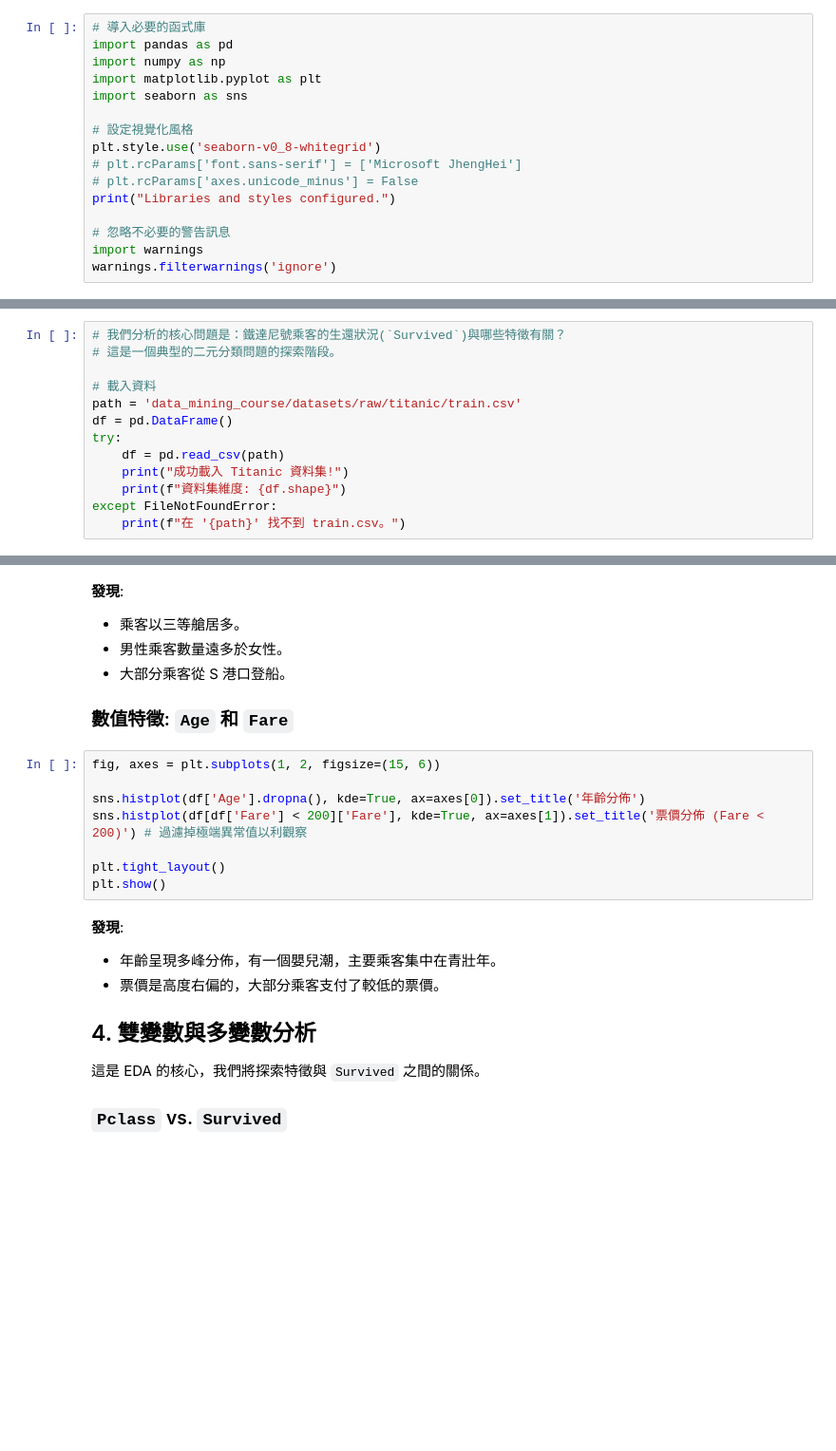
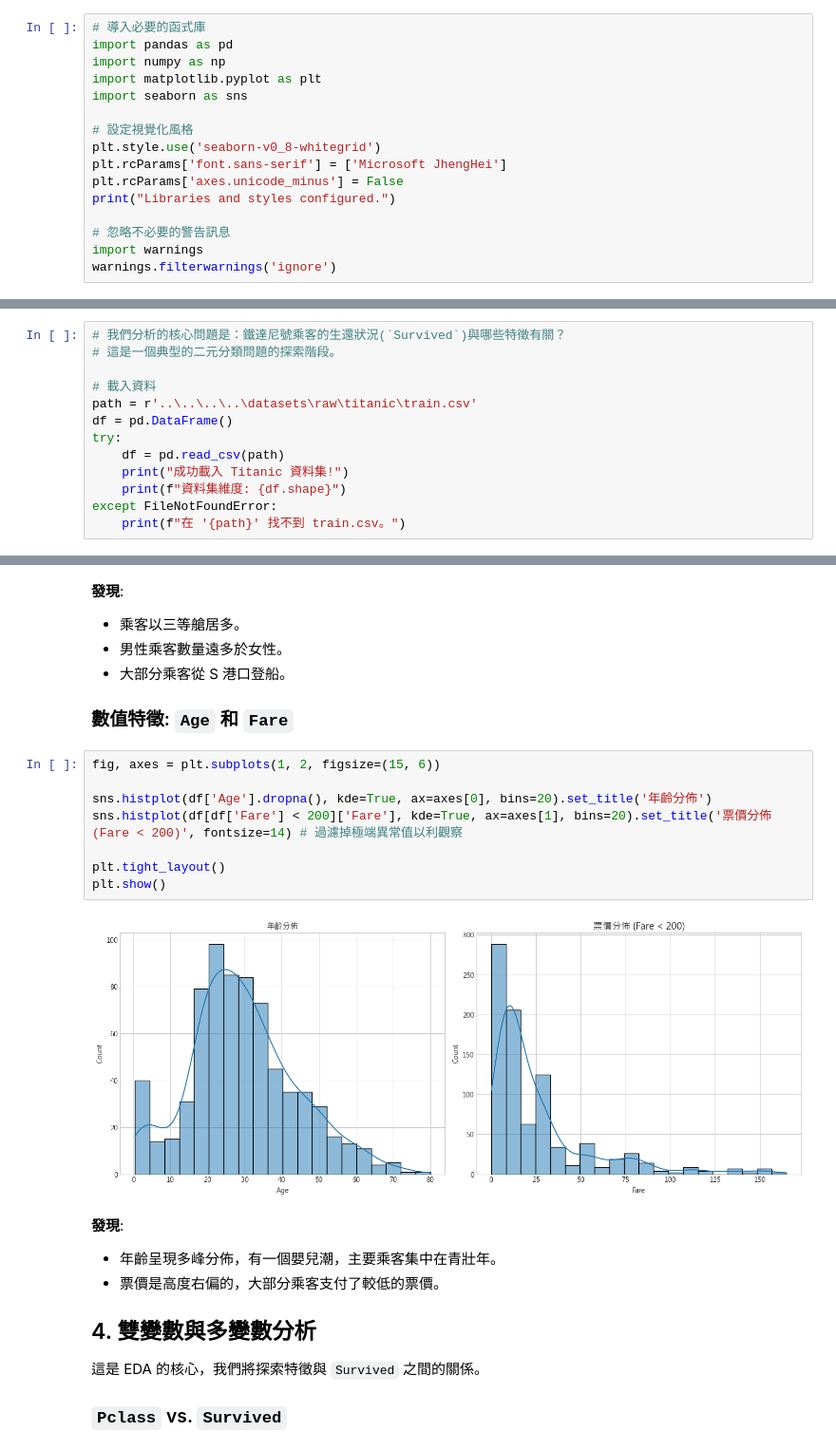
Before and after one commit to Zenobia000/iSpan_python-FE_DM-cookbooks, a Jupyter notebook: data_mining_course/modules/module_01_eda_intro/notebooks/03_exploratory_analysis.ipynb, the cells around one changed output, grey strips where cells are left out. Shown at 95% size. Saved outputs shown, nothing was run; the diff lists cells and outputs as text; blank space fills up the shorter version.

```diff
--- a/data_mining_course/modules/module_01_eda_intro/notebooks/03_exploratory_analysis.ipynb
+++ b/data_mining_course/modules/module_01_eda_intro/notebooks/03_exploratory_analysis.ipynb
@@ -26,8 +26,8 @@ import seaborn as sns
 
 # 設定視覺化風格
 plt.style.use('seaborn-v0_8-whitegrid')
-# plt.rcParams['font.sans-serif'] = ['Microsoft JhengHei']
-# plt.rcParams['axes.unicode_minus'] = False
+plt.rcParams['font.sans-serif'] = ['Microsoft JhengHei']
+plt.rcParams['axes.unicode_minus'] = False
 print("Libraries and styles configured.")
 
 # 忽略不必要的警告訊息
@@ -40,7 +42,7 @@ warnings.filterwarnings('ignore')
 # 這是一個典型的二元分類問題的探索階段。
 
 # 載入資料
-path = 'data_mining_course/datasets/raw/titanic/train.csv'
+path = r'..\..\..\..\datasets\raw\titanic\train.csv'
 df = pd.DataFrame()
 try:
     df = pd.read_csv(path)
@@ -99,11 +132,13 @@ plt.show()
 # %%
 fig, axes = plt.subplots(1, 2, figsize=(15, 6))
 
-sns.histplot(df['Age'].dropna(), kde=True, ax=axes[0]).set_title('年齡分佈')
-sns.histplot(df[df['Fare'] < 200]['Fare'], kde=True, ax=axes[1]).set_title('票價分佈 (Fare < 200)') # 過濾掉極端異常值以利觀察
+sns.histplot(df['Age'].dropna(), kde=True, ax=axes[0], bins=20).set_title('年齡分佈')
+sns.histplot(df[df['Fare'] < 200]['Fare'], kde=True, ax=axes[1], bins=20).set_title('票價分佈 (Fare < 200)', fontsize=14) # 過濾掉極端異常值以利觀察
 
 plt.tight_layout()
 plt.show()
+# %% [output]
+[figure, added]
 # %% [markdown]
 **發現**:
 - 年齡呈現多峰分佈，有一個嬰兒潮，主要乘客集中在青壯年。
```
Also changed, not shown: parts of 10 cells of this notebook, 8 other files.
